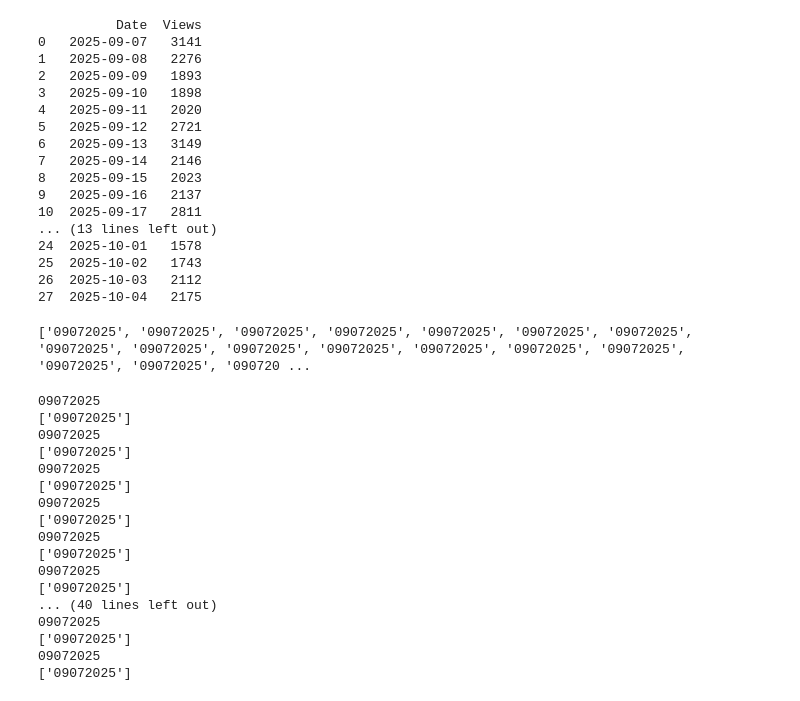
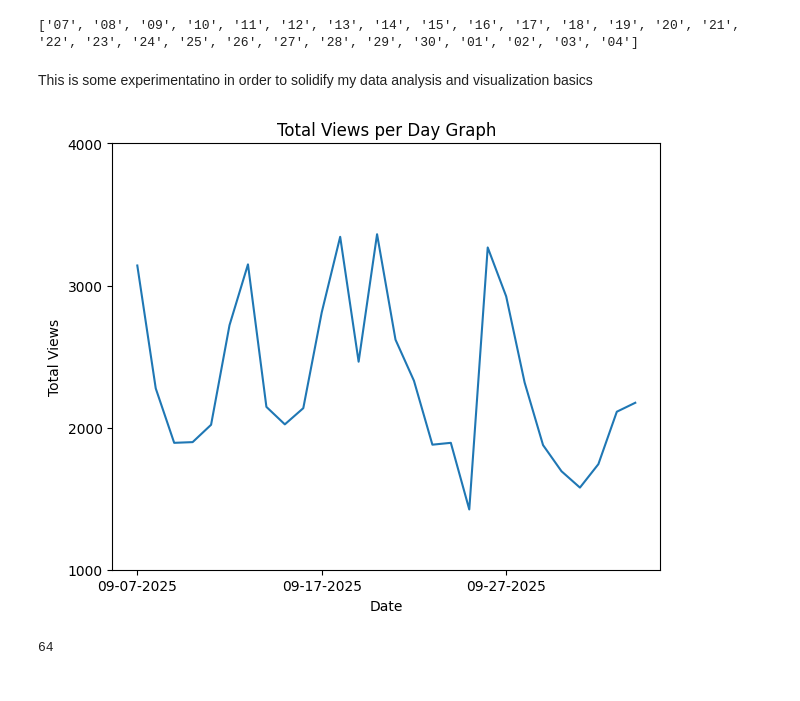
Before and after one commit to arunbagavathiannan/OYA, a Jupyter notebook: OYA/back_end/notebooks/metrics_28d.ipynb, the cells around one changed output. Drawn from its saved outputs; the diff is of its cells as text; code cells hidden in the pictures.

```diff
--- a/OYA/back_end/notebooks/metrics_28d.ipynb
+++ b/OYA/back_end/notebooks/metrics_28d.ipynb
@@ -5,55 +5,39 @@ import numpy as np
 import sys
 # %%
 total_views = pd.read_csv(r"..\..\data\raw\Totals.csv")
-print(total_views)
-# %% [output]
-          Date  Views
-0   2025-09-07   3141
-1   2025-09-08   2276
-2   2025-09-09   1893
-3   2025-09-10   1898
-4   2025-09-11   2020
-5   2025-09-12   2721
-6   2025-09-13   3149
-7   2025-09-14   2146
-8   2025-09-15   2023
-9   2025-09-16   2137
-10  2025-09-17   2811
-... (13 lines left out)
-24  2025-10-01   1578
-25  2025-10-02   1743
-26  2025-10-03   2112
-27  2025-10-04   2175
 # %%
+month_list = []
 date_list = []
+year_list = []
 for date in total_views.iloc[:, 0]:
-    date_list.append(date)
+    year_list.append(date[0:4])
+    month_list.append(date[5:7])
+    date_list.append(date[8:])
 print(date_list)
 # %% [output]
-['09072025', '09072025', '09072025', '09072025', '09072025', '09072025', '09072025', '09072025', '09072025', '09072025', '09072025', '09072025', '09072025', '09072025', '09072025', '09072025', '090720 ...
+['07', '08', '09', '10', '11', '12', '13', '14', '15', '16', '17', '18', '19', '20', '21', '22', '23', '24', '25', '26', '27', '28', '29', '30', '01', '02', '03', '04']
+# %% [markdown]
+This is some experimentatino in order to solidify my data analysis and visualization basics
 # %%
 for i, date in enumerate(total_views.iloc[:, 0]):
-        str_date = str(date)
-        print(str_date)
-        parts_of_date = str_date.split("-")
-        print(parts_of_date)
-        # new_date = parts_of_date[1] + parts_of_date[2] + parts_of_date[0]
-        # total_views.iloc[i, 0] = new_date
+        new_date = month_list[i] + "-" + date_list[i] + "-" + year_list[i]
+        total_views.iloc[i, 0] = new_date
+print(total_views)
-# %% [output]
-09072025
-['09072025']
-09072025
-['09072025']
-09072025
-['09072025']
-09072025
-['09072025']
-09072025
-['09072025']
-09072025
-['09072025']
-... (40 lines left out)
-09072025
-['09072025']
-09072025
-['09072025']
+# %%
+# data visualization
+plt.plot(total_views.iloc[:, 0], total_views.iloc[:, 1])
+plt.tight_layout()
+plt.yticks([1000, 2000, 3000, 4000])
+plt.xticks(total_views.iloc[::10, 0])
+plt.xlabel("Date")
+plt.ylabel("Total Views")
+plt.title("Total Views per Day Graph")
+plt.show()
+# %% [output]
+[figure, added]
+# %%
+table = pd.read_csv(r"../../data/raw/Table data.csv")
+parameters = table.columns
+print(table.index[-1])
+# %% [output]
+64
```
Also changed, not shown: parts of 1 cell of this notebook, 4 other files.
